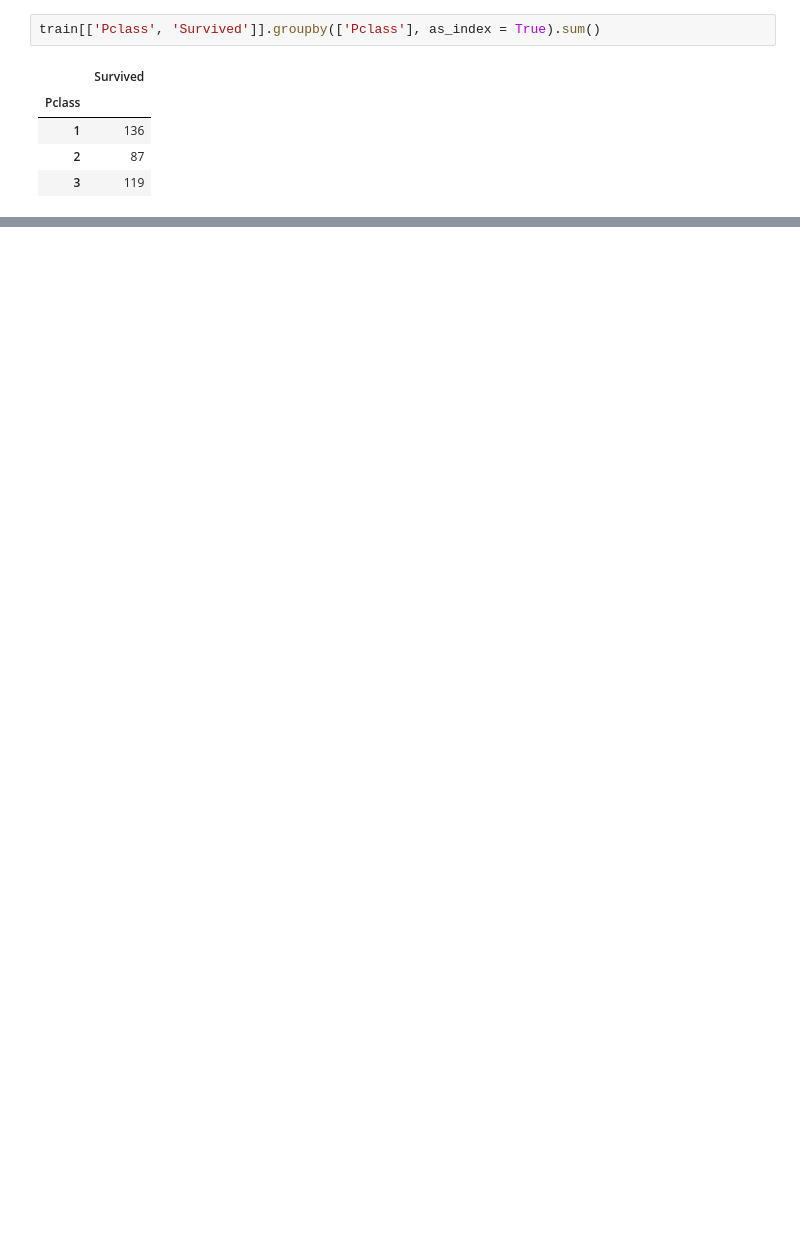
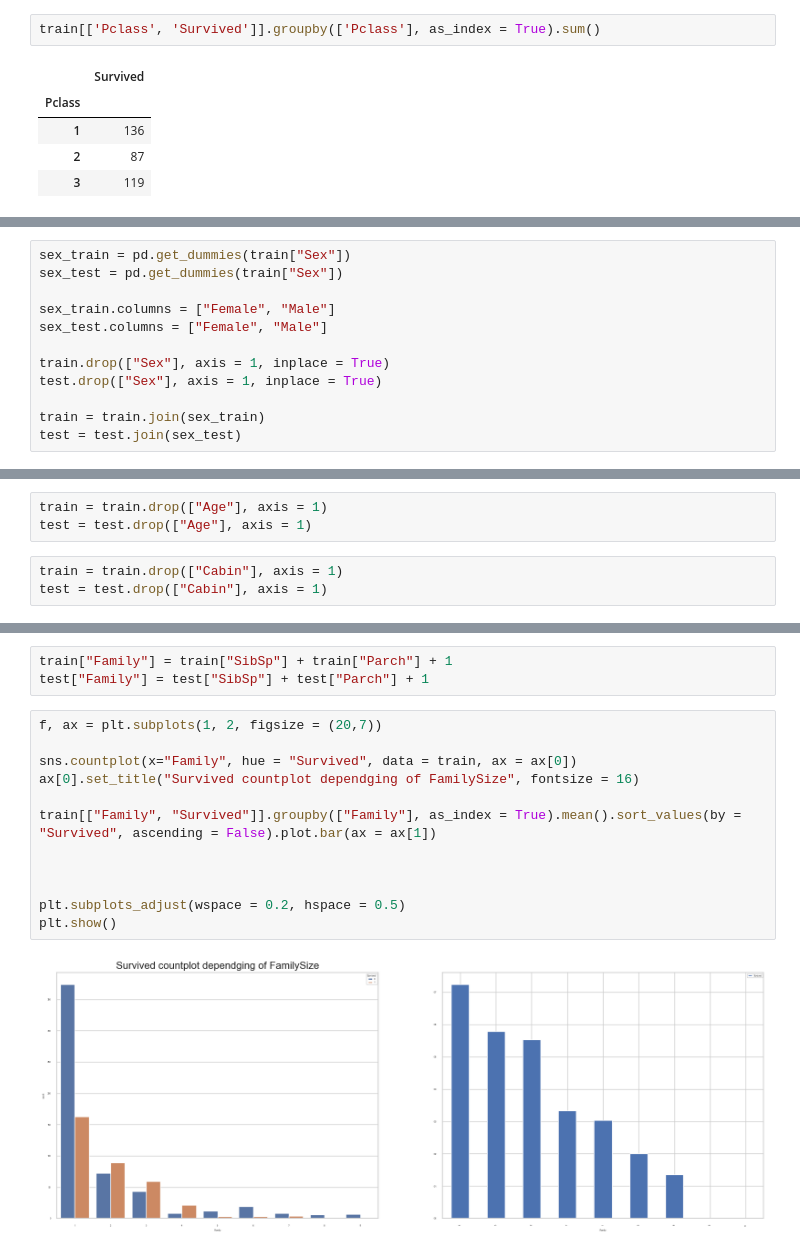
Before and after one commit to neton00/ml-assignment, a Jupyter notebook: titanic-data.ipynb, the cells around one changed output, grey strips where cells are left out. Saved outputs shown, nothing was run; the diff lists cells and outputs as text; blank space fills up the shorter version.

```diff
--- a/titanic-data.ipynb
+++ b/titanic-data.ipynb
@@ -136,0 +176,12 @@ train[['Pclass', 'Survived']].groupby(['Pclass'], as_index = True).sum()
+# %%
+sex_train = pd.get_dummies(train["Sex"])
+sex_test = pd.get_dummies(train["Sex"])
+
+sex_train.columns = ["Female", "Male"]
+sex_test.columns = ["Female", "Male"]
+
+train.drop(["Sex"], axis = 1, inplace = True)
+test.drop(["Sex"], axis = 1, inplace = True)
+
+train = train.join(sex_train)
+test = test.join(sex_test)
@@ -136,0 +199,6 @@ train[['Pclass', 'Survived']].groupby(['Pclass'], as_index = True).sum()
+# %%
+train = train.drop(["Age"], axis = 1)
+test = test.drop(["Age"], axis = 1)
+# %%
+train = train.drop(["Cabin"], axis = 1)
+test = test.drop(["Cabin"], axis = 1)
@@ -136,0 +218,17 @@ train[['Pclass', 'Survived']].groupby(['Pclass'], as_index = True).sum()
+# %%
+train["Family"] = train["SibSp"] + train["Parch"] + 1
+test["Family"] = test["SibSp"] + test["Parch"] + 1
+# %%
+f, ax = plt.subplots(1, 2, figsize = (20,7))
+
+sns.countplot(x="Family", hue = "Survived", data = train, ax = ax[0])
+ax[0].set_title("Survived countplot dependging of FamilySize", fontsize = 16)
+
+train[["Family", "Survived"]].groupby(["Family"], as_index = True).mean().sort_values(by = "Survived", ascending = False).plot.bar(ax = ax[1])
+
+
+
+plt.subplots_adjust(wspace = 0.2, hspace = 0.5)
+plt.show()
+# %% [output]
+[figure, added]
```
Also changed, not shown: parts of 21 cells of this notebook, 2 other files.
